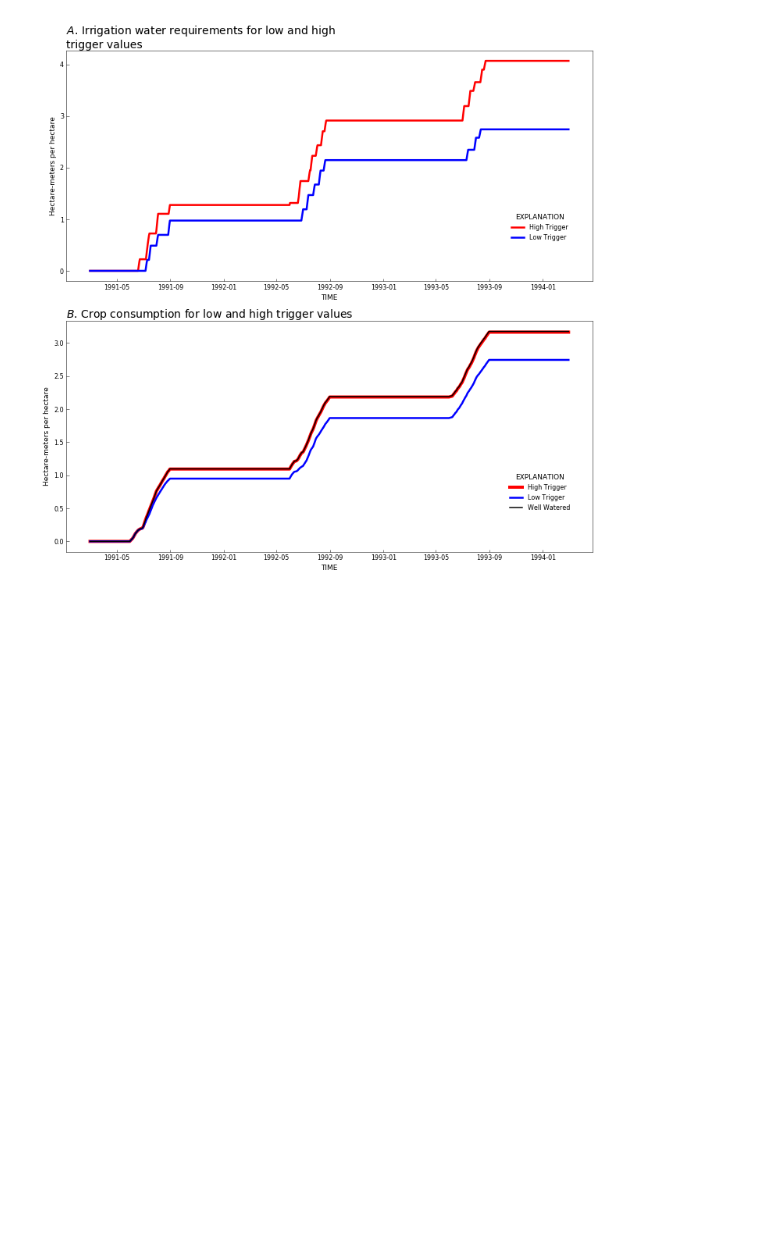
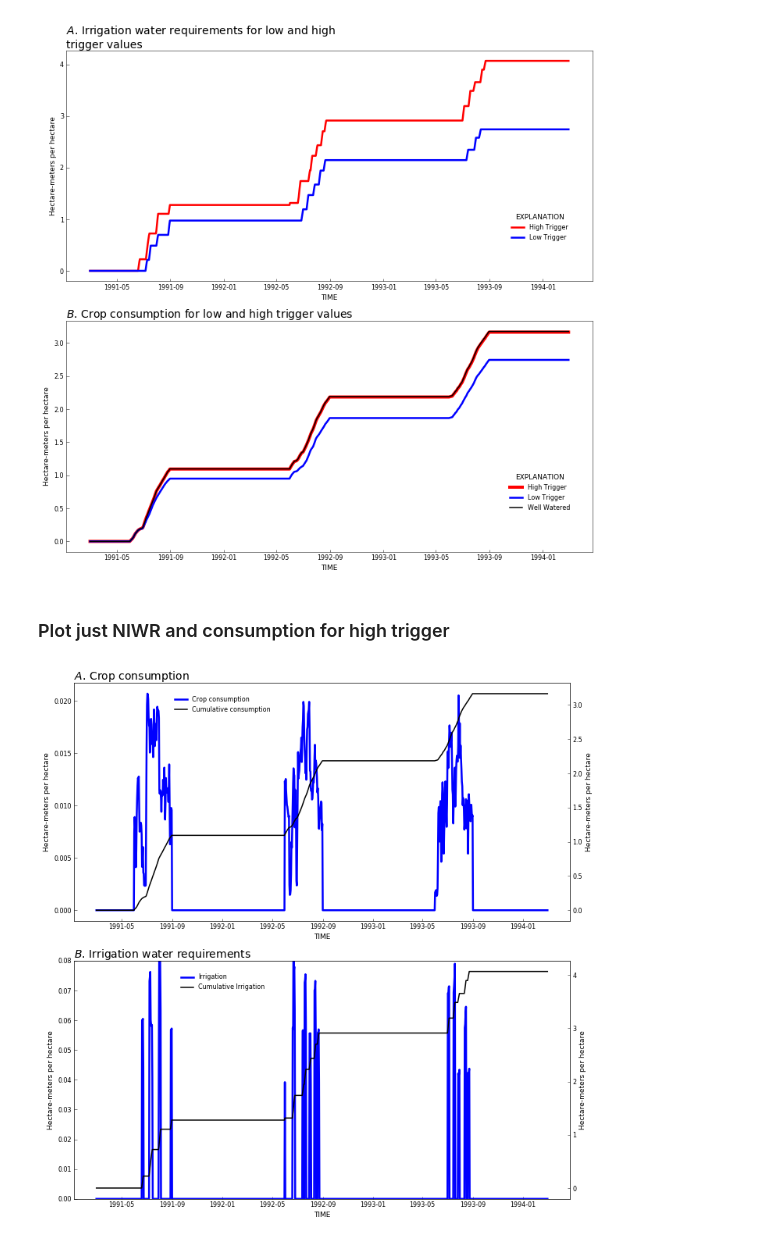
Before and after one commit to rniswon/gsflow_examples, a Jupyter notebook: sagehen_Agwater_trigger/notebook/Ag_trigger.ipynb, the cells around one changed output. Drawn from its saved outputs; the diff is of its cells as text; code cells hidden in the pictures; blank space fills up the shorter version.

```diff
--- a/sagehen_Agwater_trigger/notebook/Ag_trigger.ipynb
+++ b/sagehen_Agwater_trigger/notebook/Ag_trigger.ipynb
@@ -431,3 +431,79 @@ plt.tight_layout()
 plt.savefig('WR_triggercomp.pdf')
 # %% [output]
 [figure]
+# %% [markdown]
+### Plot just NIWR and consumption for high trigger
+# %%
+# blow up the fonts for this demo
+plt.rcParams['xtick.labelsize'] = 8
+plt.rcParams['ytick.labelsize'] = 8
+plt.rcParams['axes.titlesize'] = 14
+
+fig, axis = plt.subplots(2, 1, figsize=(10, 10))
+axis = axis.flat
+
+lns1=axis[1].plot(plotdates,y4_high_24,color='b', linewidth=2.5, label="Irrigation")
+
+# set axis range to specified value
+plt.xlim(plotdates[0],plotdates[len(plotdates)-1])
+plt.ylim(0.0,0.08)
+
+ax2 = axis[1].twinx()  # instantiate a second axes on ET plots that shares the same x-axis
+#add precip as separate y-axis
+lns2 = ax2.plot(plotdates, y4_high_24_cum, color='black', linewidth=1.5, label="Cumulative Irrigation")
+axis[1].set_ylabel('Hectare-meters per hectare')
+axis[1].set_xlabel(header[0])
+
+ax2.set_ylabel('Hectare-meters per hectare', color='black')  # we already handled the x-label with ax1
+
+start, end = axis[1].get_xlim()
+#axis[0].xaxis.set_ticks(np.arange(start, end, 90.0))
+rf.title(axis[1], 'Irrigation water delivery for low and high crop coefficients', subplot_prefix='A')
+
+# Set legend
+lns = lns1+lns2
+labs = [l.get_label() for l in lns]
+axis[1].legend(lns, labs, loc=0, bbox_to_anchor=(.3, 0.85))
+
+
+lns3 = axis[0].plot(plotdates,y2et_high_24,color='b', linewidth=2.5, label="Crop consumption")
+
+axis[0].set_ylabel('Hectare-meters per hectare')
+axis[0].set_xlabel(header[0])
+
+ax3 = axis[0].twinx()  # instantiate a second axes on NIWR plots that shares the same x-axis
+#add precip as separate y-axis
+lns4 = ax3.plot(plotdates, y2et_high_24_cum, color='black', linewidth=1.5, label="Cumulative consumption")
+
+ax3.set_ylabel('Hectare-meters per hectare', color='black')  # we already handled the x-label with ax3
+
+# Set legend
+lns5 = lns3+lns4
+labs = [l.get_label() for l in lns5]
+axis[0].legend(lns, labs, loc=0, bbox_to_anchor=(.3, 0.85))
+
+
+plt.ylabel('Hectare-meters per hectare')
+plt.xlabel(header[0])
+
+start, end = axis[0].get_xlim()
+#axis[0].xaxis.set_ticks(np.arange(start, end, 90.0))
+
+rf.title(axis[0], 'Crop consumption', subplot_prefix='A')
+
+#rf.axis_numbering(axis[1], format_x=True)
+fmt = mdates.DateFormatter('%Y-%m-%d')
+rf.title(axis[1], 'Irrigation water requirements', subplot_prefix='B')
+
+# Set legend
+#handles, labels = axis[0].get_legend_handles_labels()
+#rf.legend(axis[0], handles, labels, bbox_to_anchor=(.9, 0.15))
+
+# Set legend
+#handles, labels = axis[1].get_legend_handles_labels()
+#rf.legend(axis[1], handles, labels, bbox_to_anchor=(.9, 0.15))
+
+plt.tight_layout()
+plt.savefig('WR_demand.pdf')
+# %% [output]
+[figure, added]
```
Also changed, not shown: 17 other files.
